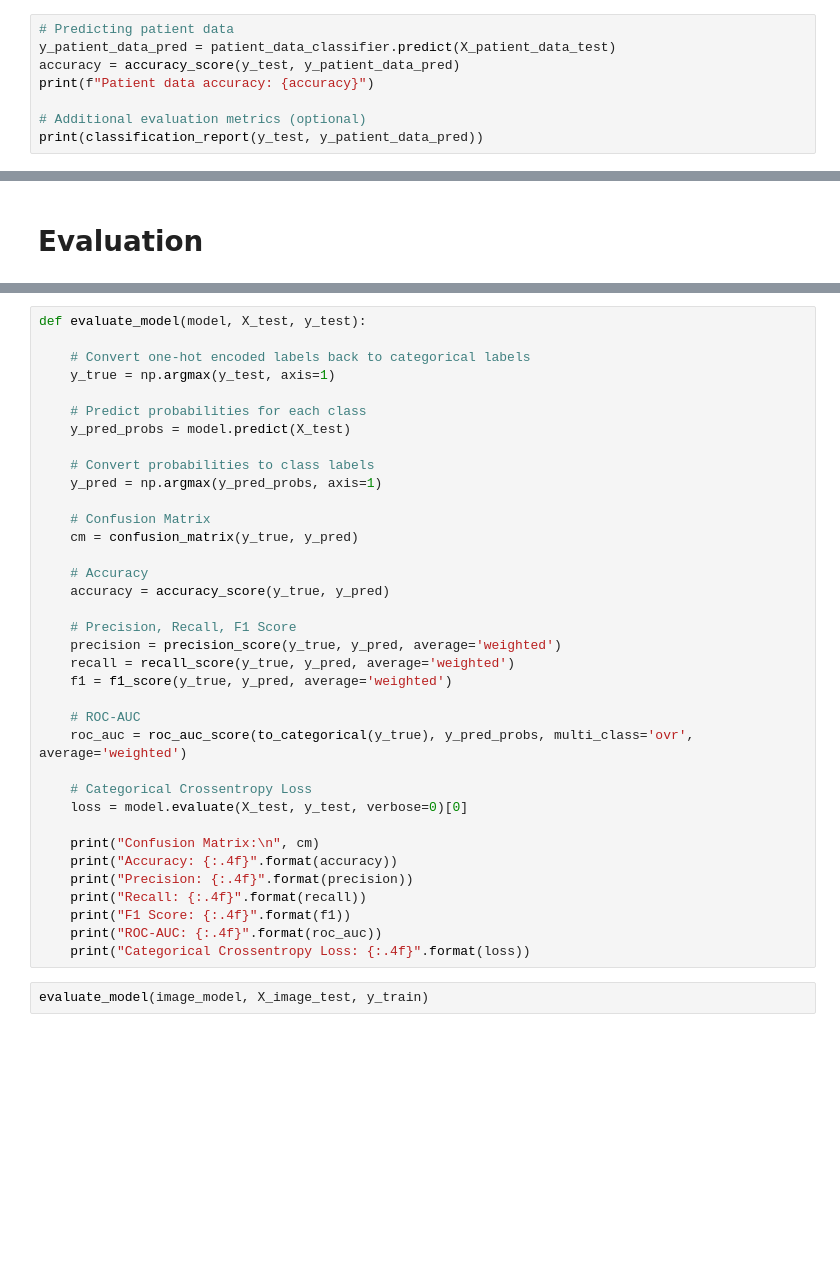
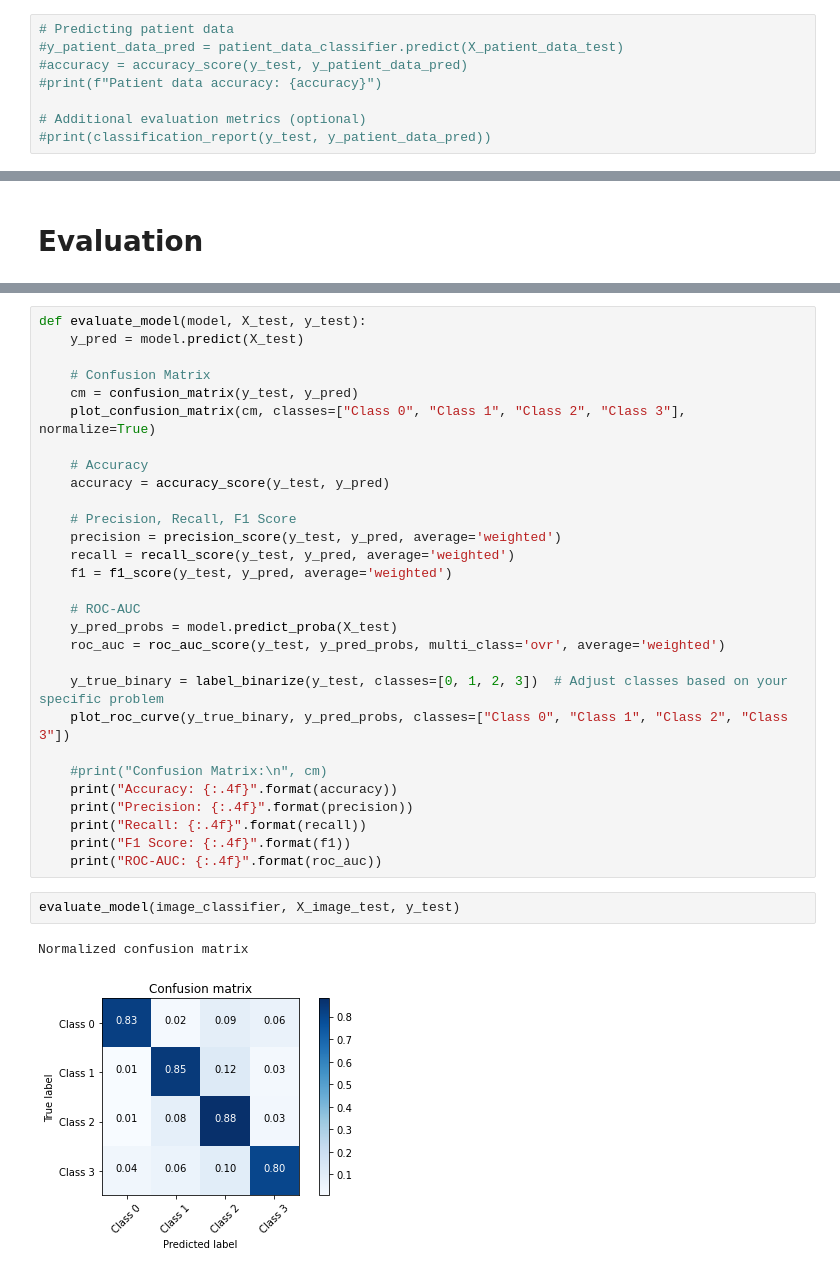
Before and after one commit to annalaczko/MadAI, a Jupyter notebook: 3 - Training.ipynb, the cells around one changed output, grey strips where cells are left out. Drawn from its saved outputs; the diff is of its cells as text; blank space fills up the shorter version.

```diff
--- a/3 - Training.ipynb
+++ b/3 - Training.ipynb
@@ -172,9 +175,9 @@ weighted avg       0.84      0.83      0.83       500
 # %%
 # Predicting patient data
-y_patient_data_pred = patient_data_classifier.predict(X_patient_data_test)
-accuracy = accuracy_score(y_test, y_patient_data_pred)
-print(f"Patient data accuracy: {accuracy}")
+#y_patient_data_pred = patient_data_classifier.predict(X_patient_data_test)
+#accuracy = accuracy_score(y_test, y_patient_data_pred)
+#print(f"Patient data accuracy: {accuracy}")
 
 # Additional evaluation metrics (optional)
-print(classification_report(y_test, y_patient_data_pred))
+#print(classification_report(y_test, y_patient_data_pred))
 # %% [output]
@@ -202,38 +263,34 @@ ToDo a végleges leadásra: vizualizáció
 # %%
 def evaluate_model(model, X_test, y_test):
-
-    # Convert one-hot encoded labels back to categorical labels
-    y_true = np.argmax(y_test, axis=1)
-
-    # Predict probabilities for each class
-    y_pred_probs = model.predict(X_test)
-
-    # Convert probabilities to class labels
-    y_pred = np.argmax(y_pred_probs, axis=1)
+    y_pred = model.predict(X_test)
 
     # Confusion Matrix
-    cm = confusion_matrix(y_true, y_pred)
+    cm = confusion_matrix(y_test, y_pred)
+    plot_confusion_matrix(cm, classes=["Class 0", "Class 1", "Class 2", "Class 3"], normalize=True)
 
     # Accuracy
-    accuracy = accuracy_score(y_true, y_pred)
+    accuracy = accuracy_score(y_test, y_pred)
 
     # Precision, Recall, F1 Score
-    precision = precision_score(y_true, y_pred, average='weighted')
-    recall = recall_score(y_true, y_pred, average='weighted')
-    f1 = f1_score(y_true, y_pred, average='weighted')
+    precision = precision_score(y_test, y_pred, average='weighted')
+    recall = recall_score(y_test, y_pred, average='weighted')
+    f1 = f1_score(y_test, y_pred, average='weighted')
 
     # ROC-AUC
-    roc_auc = roc_auc_score(to_categorical(y_true), y_pred_probs, multi_class='ovr', average='weighted')
+    y_pred_probs = model.predict_proba(X_test)
+    roc_auc = roc_auc_score(y_test, y_pred_probs, multi_class='ovr', average='weighted')
 
-    # Categorical Crossentropy Loss
-    loss = model.evaluate(X_test, y_test, verbose=0)[0]
+    y_true_binary = label_binarize(y_test, classes=[0, 1, 2, 3])  # Adjust classes based on your specific problem
+    plot_roc_curve(y_true_binary, y_pred_probs, classes=["Class 0", "Class 1", "Class 2", "Class 3"])
 
-    print("Confusion Matrix:\n", cm)
+    #print("Confusion Matrix:\n", cm)
     print("Accuracy: {:.4f}".format(accuracy))
     print("Precision: {:.4f}".format(precision))
     print("Recall: {:.4f}".format(recall))
     print("F1 Score: {:.4f}".format(f1))
     print("ROC-AUC: {:.4f}".format(roc_auc))
-    print("Categorical Crossentropy Loss: {:.4f}".format(loss))
 # %%
-evaluate_model(image_model, X_image_test, y_train)
+evaluate_model(image_classifier, X_image_test, y_test)
+# %% [output]
+Normalized confusion matrix
+[figure, added]
```
Also changed, not shown: parts of 8 cells of this notebook.
